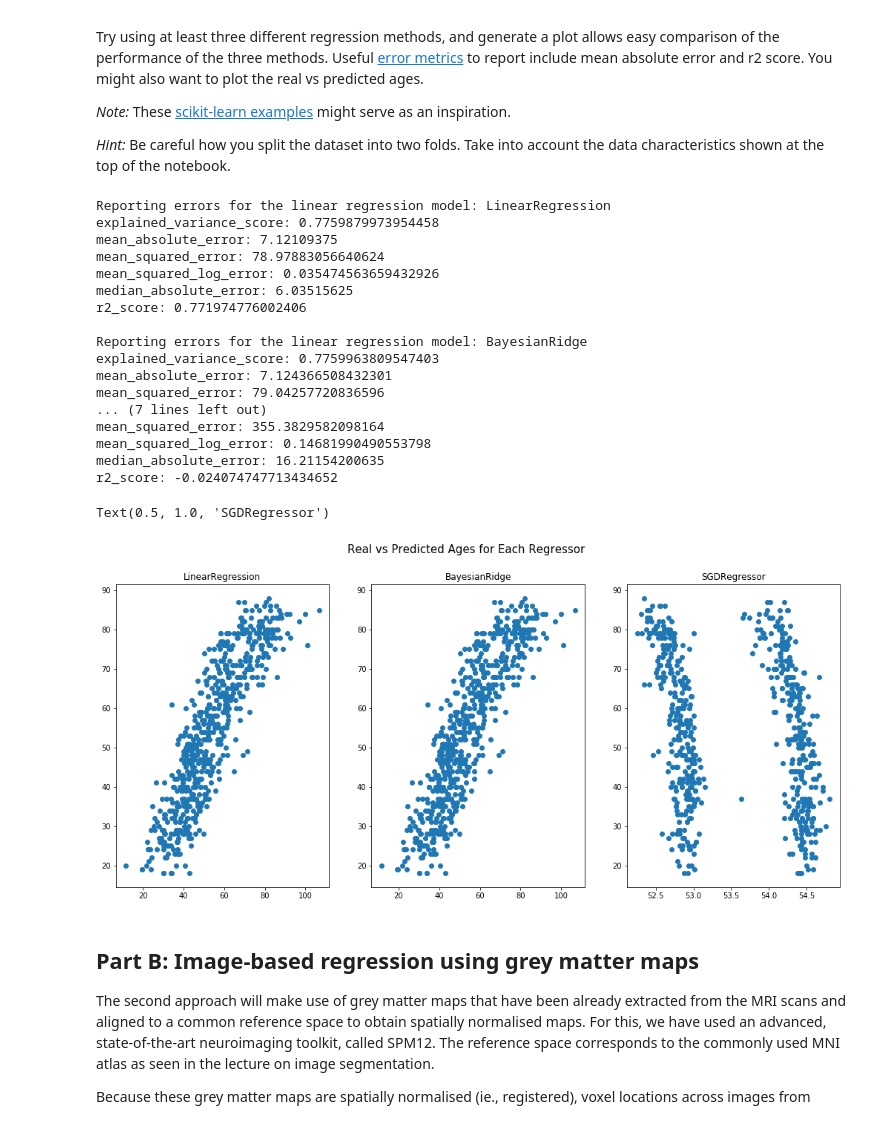
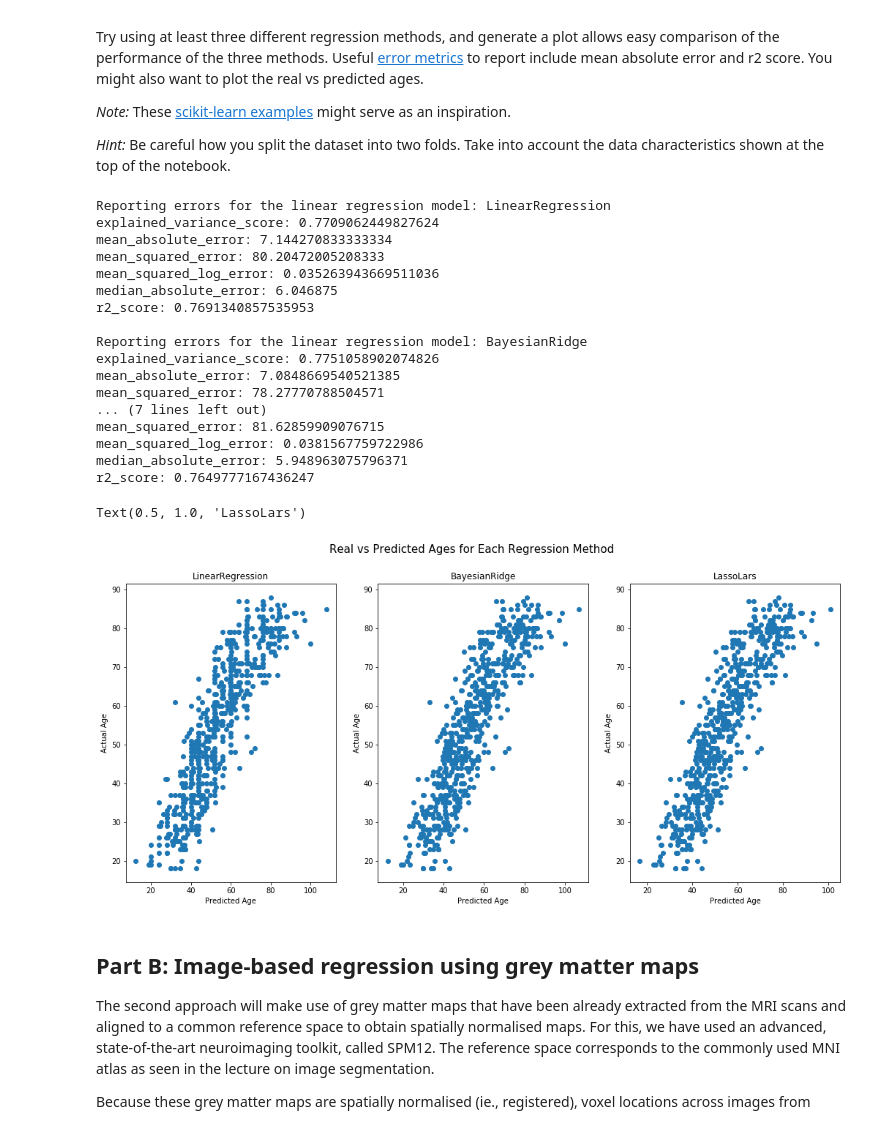
Before and after one commit to 94929/age-regression-from-brain-mri-images, a Jupyter notebook: mli-coursework-2/MLI-CW-2.ipynb, the cells around one changed output. Cells and saved outputs as stored; diff of their text form; code cells hidden in the pictures.

Commit message:
Finish Part A by replacing the last faulty regressor

```diff
--- a/mli-coursework-2/MLI-CW-2.ipynb
+++ b/mli-coursework-2/MLI-CW-2.ipynb
@@ -854,14 +854,14 @@ Try using at least three different regression methods, and generate a plot allow
 # ADD YOUR CODE HERE
 ######################################
 
-from sklearn.linear_model import LinearRegression, BayesianRidge, SGDRegressor
+from sklearn.linear_model import LinearRegression, BayesianRidge, LassoLars
 from sklearn.metrics import *
 from sklearn.model_selection import KFold
 
 regs = {
     'LinearRegression' : LinearRegression(),
     'BayesianRidge' : BayesianRidge(),
-    'SGDRegressor' : SGDRegressor(),
+    'LassoLars' : LassoLars(alpha=.1),
 }
 
 error_metrics = {
@@ -920,52 +920,61 @@ errors /= k
 for i, regname in enumerate(regs.keys()):
     print('Reporting errors for the linear regression model: ' + regname)
     reg = list(regs.values())[i]
     reg_errors = errors[i]
 
     # Reporting error according to each metric
     for j, e in enumerate(error_metrics):
         print('{}: {}'.format(e, reg_errors[j]))
     print()
 
-# #######################################################################################
-# PLOT REAL AND PREDICTED AGES (EASY COMPARISON OF THE PERFORMANCE OF THE THREE METHODS #
-# #######################################################################################
+# ########################################################################################
+# PLOT REAL AND PREDICTED AGES (EASY COMPARISON OF THE PERFORMANCE OF THE THREE METHODS) #
+# ########################################################################################
 np_k_folds_y_preds = np.array(k_folds_y_preds)
 np_k_folds_y_tests = np.array(k_folds_y_tests)
 y_preds = np.concatenate((np_k_folds_y_preds[0], np_k_folds_y_preds[1]), axis=1)
 y_tests = np.concatenate((np_k_folds_y_tests[0], np_k_folds_y_tests[1]), axis=0)
 y_tests = y_tests.reshape(y_tests.shape[0],)
 
 f, (ax1, ax2, ax3) = plt.subplots(1, 3, figsize=(17.5, 7.5))
-f.suptitle('Real vs Predicted Ages for Each Regressor', fontsize=15)
+f.suptitle('Real vs Predicted Ages for Each Regression Method', fontsize=15)
+
 ax1.scatter(y_preds[0], y_tests)
 ax2.scatter(y_preds[1], y_tests)
 ax3.scatter(y_preds[2], y_tests)
+
+ax1.set_xlabel('Predicted Age')
+ax2.set_xlabel('Predicted Age')
+ax3.set_xlabel('Predicted Age')
+
+ax1.set_ylabel('Actual Age')
+ax2.set_ylabel('Actual Age')
+ax3.set_ylabel('Actual Age')
 
 regnames = list(regs.keys())
 ax1.set_title(regnames[0])
 ax2.set_title(regnames[1])
 ax3.set_title(regnames[2])
 # %% [output]
 Reporting errors for the linear regression model: LinearRegression
-explained_variance_score: 0.7759879973954458
-mean_absolute_error: 7.12109375
-mean_squared_error: 78.97883056640624
-mean_squared_log_error: 0.035474563659432926
-median_absolute_error: 6.03515625
-r2_score: 0.771974776002406
+explained_variance_score: 0.7709062449827624
+mean_absolute_error: 7.144270833333334
+mean_squared_error: 80.20472005208333
+mean_squared_log_error: 0.035263943669511036
+median_absolute_error: 6.046875
+r2_score: 0.7691340857535953
 
 Reporting errors for the linear regression model: BayesianRidge
-explained_variance_score: 0.7759963809547403
-mean_absolute_error: 7.124366508432301
-mean_squared_error: 79.04257720836596
+explained_variance_score: 0.7751058902074826
+mean_absolute_error: 7.0848669540521385
+mean_squared_error: 78.27770788504571
 ... (7 lines left out)
-mean_squared_error: 355.3829582098164
-mean_squared_log_error: 0.14681990490553798
-median_absolute_error: 16.21154200635
-r2_score: -0.024074747713434652
+mean_squared_error: 81.62859909076715
+mean_squared_log_error: 0.0381567759722986
+median_absolute_error: 5.948963075796371
+r2_score: 0.7649777167436247
-Text(0.5, 1.0, 'SGDRegressor')
+Text(0.5, 1.0, 'LassoLars')
-[figure, old version]
+[figure, new version]
 # %% [markdown]
 ## Part B: Image-based regression using grey matter maps
 
```
Also changed, not shown: parts of 4 cells of this notebook.
